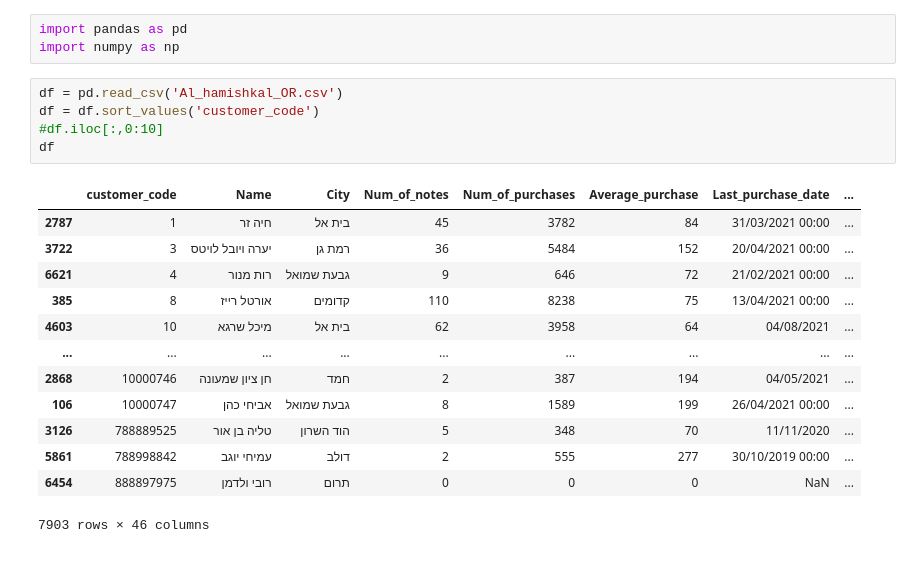
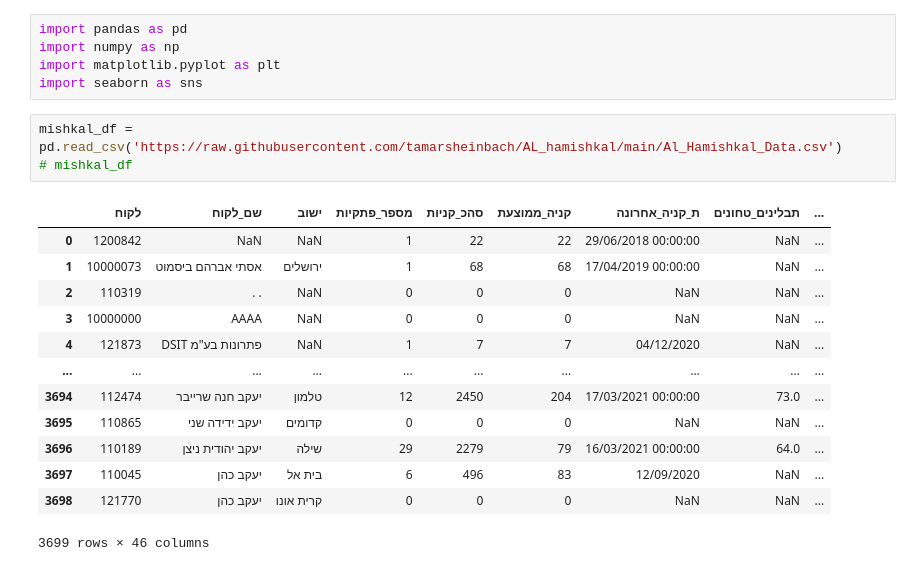
Before and after one commit to tamarsheinbach/AL_hamishkal, a Jupyter notebook: al_hamishkal.ipynb, the cells around one changed output. Cells and saved outputs as stored; diff of their text form.

```diff
--- a/al_hamishkal.ipynb
+++ b/al_hamishkal.ipynb
@@ -1,22 +1,22 @@
 # %%
 import pandas as pd
 import numpy as np
+import matplotlib.pyplot as plt
+import seaborn as sns
-# %%
-df = pd.read_csv('Al_hamishkal_OR.csv')
-df = df.sort_values('customer_code')
-#df.iloc[:,0:10]
-df
-# %% [output]
-|  | customer_code | Name | City | Num_of_notes | Num_of_purchases | Average_purchase | Last_purchase_date | ... |
-| 2787 | 1 | חיה זר | בית אל | 45 | 3782 | 84 | 31/03/2021 00:00 | ... |
-| 3722 | 3 | יערה ויובל לויטס | רמת גן | 36 | 5484 | 152 | 20/04/2021 00:00 | ... |
-| 6621 | 4 | רות מנור | גבעת שמואל | 9 | 646 | 72 | 21/02/2021 00:00 | ... |
-| 385 | 8 | אורטל רייז | קדומים | 110 | 8238 | 75 | 13/04/2021 00:00 | ... |
-| 4603 | 10 | מיכל שרגא | בית אל | 62 | 3958 | 64 | 04/08/2021 | ... |
-| ... | ... | ... | ... | ... | ... | ... | ... | ... |
-| 2868 | 10000746 | חן ציון שמעונה | חמד | 2 | 387 | 194 | 04/05/2021 | ... |
-| 106 | 10000747 | אביחי כהן | גבעת שמואל | 8 | 1589 | 199 | 26/04/2021 00:00 | ... |
-| 3126 | 788889525 | טליה בן אור | הוד השרון | 5 | 348 | 70 | 11/11/2020 | ... |
-| 5861 | 788998842 | עמיחי יוגב | דולב | 2 | 555 | 277 | 30/10/2019 00:00 | ... |
-| 6454 | 888897975 | רובי ולדמן | תרום | 0 | 0 | 0 | NaN | ... |
-7903 rows × 46 columns
+# %%
+mishkal_df = pd.read_csv('https://raw.githubusercontent.com/tamarsheinbach/AL_hamishkal/main/Al_Hamishkal_Data.csv')
+# mishkal_df
+# %% [output]
+|  | לקוח | שם_לקוח | ישוב | מספר_פתקיות | סהכ_קניות | קניה_ממוצעת | ת_קניה_אחרונה | תבלינים_טחונים | ... |
+| 0 | 1200842 | NaN | NaN | 1 | 22 | 22 | 29/06/2018 00:00:00 | NaN | ... |
+| 1 | 10000073 | אסתי אברהם ביסמוט | ירושלים | 1 | 68 | 68 | 17/04/2019 00:00:00 | NaN | ... |
+| 2 | 110319 | . . | NaN | 0 | 0 | 0 | NaN | NaN | ... |
+| 3 | 10000000 | AAAA | NaN | 0 | 0 | 0 | NaN | NaN | ... |
+| 4 | 121873 | DSIT פתרונות בע"מ | NaN | 1 | 7 | 7 | 04/12/2020 | NaN | ... |
+| ... | ... | ... | ... | ... | ... | ... | ... | ... | ... |
+| 3694 | 112474 | יעקב חנה שרייבר | טלמון | 12 | 2450 | 204 | 17/03/2021 00:00:00 | 73.0 | ... |
+| 3695 | 110865 | יעקב ידידה שני | קדומים | 0 | 0 | 0 | NaN | NaN | ... |
+| 3696 | 110189 | יעקב יהודית ניצן | שילה | 29 | 2279 | 79 | 16/03/2021 00:00:00 | 64.0 | ... |
+| 3697 | 110045 | יעקב כהן | בית אל | 6 | 496 | 83 | 12/09/2020 | NaN | ... |
+| 3698 | 121770 | יעקב כהן | קרית אונו | 0 | 0 | 0 | NaN | NaN | ... |
+3699 rows × 46 columns
```
Also changed, not shown: parts of 6 cells of this notebook.
